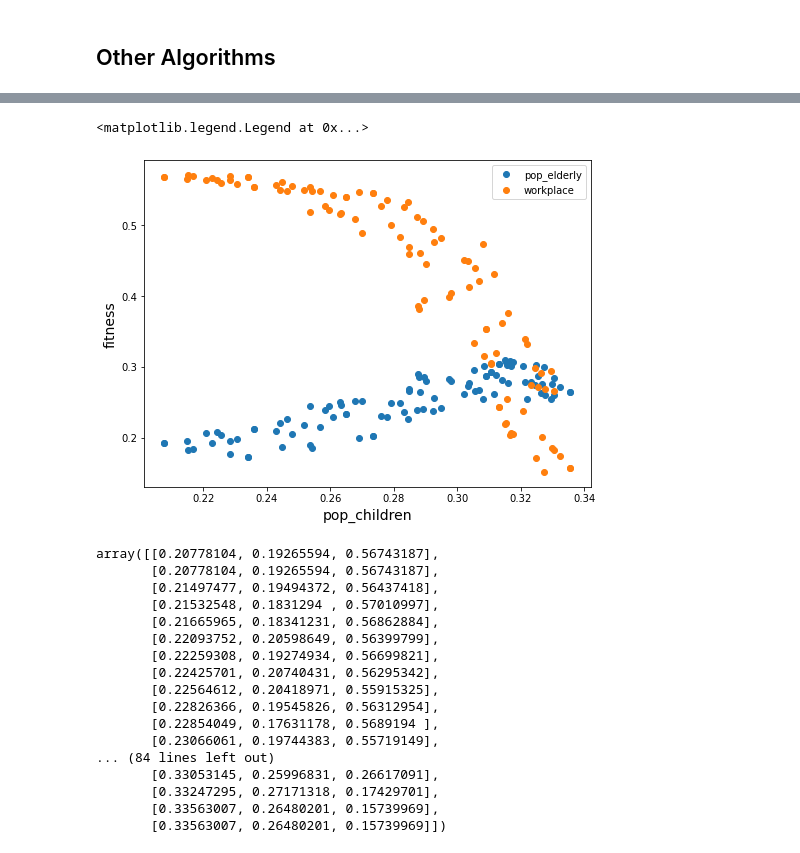
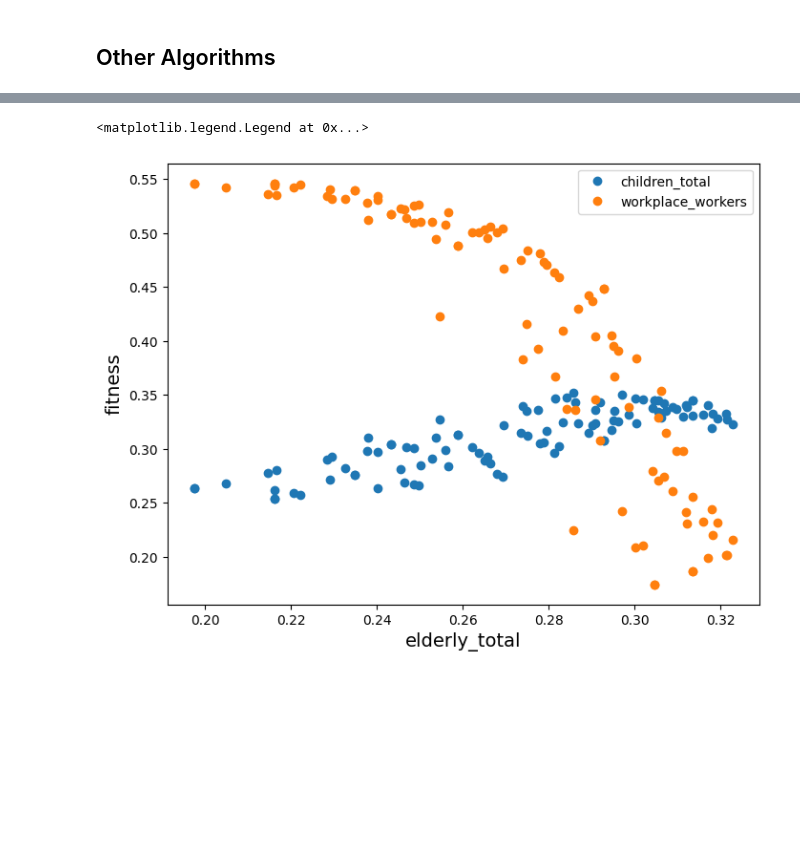
Before and after one commit to alan-turing-institute/spatial-inequality, a Jupyter notebook: notebooks/optimisation_pygmo_multiobj.ipynb, the cells around one changed output, grey strips where cells are left out. Drawn from its saved outputs; the diff is of its cells as text; code cells hidden in the pictures; blank space fills up the shorter version.

```diff
--- a/notebooks/optimisation_pygmo_multiobj.ipynb
+++ b/notebooks/optimisation_pygmo_multiobj.ipynb
@@ -346,0 +106,4 @@ workplace -0.5701099685420806
+# %%
+algo = pg.nsga2(gen=1000)
+opt = PyGMO(algo, population_size=100)
+result = opt.run(objs, n_sensors)
@@ -347,19 +137,16 @@ workplace -0.5701099685420806
 # %%
-# plot fitness values for two objectives
-objs = list(data["oa_weight"].keys())
+plt.figure(figsize=(8, 6))
+plt.plot(result.total_coverage[:, 0], result.total_coverage[:, 1], "o")
+plt.xlabel(objs.objectives[0].label, fontsize=14)
+plt.ylabel(objs.objectives[1].label, fontsize=14)
 
 plt.figure(figsize=(8, 6))
-plt.plot(-fits[:, 0], -fits[:, 1], "o")
-plt.xlabel(objs[0], fontsize=14)
-plt.ylabel(objs[1], fontsize=14)
+plt.plot(result.total_coverage[:, 0], result.total_coverage[:, 2], "o")
+plt.xlabel(objs.objectives[0].label, fontsize=14)
+plt.ylabel(objs.objectives[2].label, fontsize=14)
 
 plt.figure(figsize=(8, 6))
-plt.plot(-fits[:, 0], -fits[:, 2], "o")
-plt.xlabel(objs[0], fontsize=14)
-plt.ylabel(objs[2], fontsize=14)
-
-plt.figure(figsize=(8, 6))
-plt.plot(-fits[:, 1], -fits[:, 2], "o")
-plt.xlabel(objs[1], fontsize=14)
-plt.ylabel(objs[2], fontsize=14)
+plt.plot(result.total_coverage[:, 1], result.total_coverage[:, 2], "o")
+plt.xlabel(objs.objectives[1].label, fontsize=14)
+plt.ylabel(objs.objectives[2].label, fontsize=14)
 # %% [output]
@@ -370,32 +157,20 @@ Text(0, 0.5, 'workplace')
 # %%
 plt.figure(figsize=(8, 6))
-plt.plot(-fits[:, 0], -fits[:, 1], "o", label=objs[1])
-plt.plot(-fits[:, 0], -fits[:, 2], "o", label=objs[2])
-plt.xlabel(objs[0], fontsize=14)
+plt.plot(
+    result.total_coverage[:, 0],
+    result.total_coverage[:, 1],
+    "o",
+    label=objs.objectives[1].label,
+)
+plt.plot(
+    result.total_coverage[:, 0],
+    result.total_coverage[:, 2],
+    "o",
+    label=objs.objectives[2].label,
+)
+plt.xlabel(objs.objectives[0].label, fontsize=14)
 plt.ylabel("fitness", fontsize=14)
 plt.legend()
 # %% [output]
 <matplotlib.legend.Legend at 0x...>
-[figure, old version]
+[figure, new version]
-# %%
-# sort fits in order of first objective value
-x = -fits.copy()
-x[x[:, 0].argsort()]
-# %% [output]
-array([[0.20778104, 0.19265594, 0.56743187],
-       [0.20778104, 0.19265594, 0.56743187],
-       [0.21497477, 0.19494372, 0.56437418],
-       [0.21532548, 0.1831294 , 0.57010997],
-       [0.21665965, 0.18341231, 0.56862884],
-       [0.22093752, 0.20598649, 0.56399799],
-       [0.22259308, 0.19274934, 0.56699821],
-       [0.22425701, 0.20740431, 0.56295342],
-       [0.22564612, 0.20418971, 0.55915325],
-       [0.22826366, 0.19545826, 0.56312954],
-       [0.22854049, 0.17631178, 0.5689194 ],
-       [0.23066061, 0.19744383, 0.55719149],
-... (84 lines left out)
-       [0.33053145, 0.25996831, 0.26617091],
-       [0.33247295, 0.27171318, 0.17429701],
-       [0.33563007, 0.26480201, 0.15739969],
-       [0.33563007, 0.26480201, 0.15739969]])
```
Also changed, not shown: parts of 31 cells of this notebook, 5 other files.
